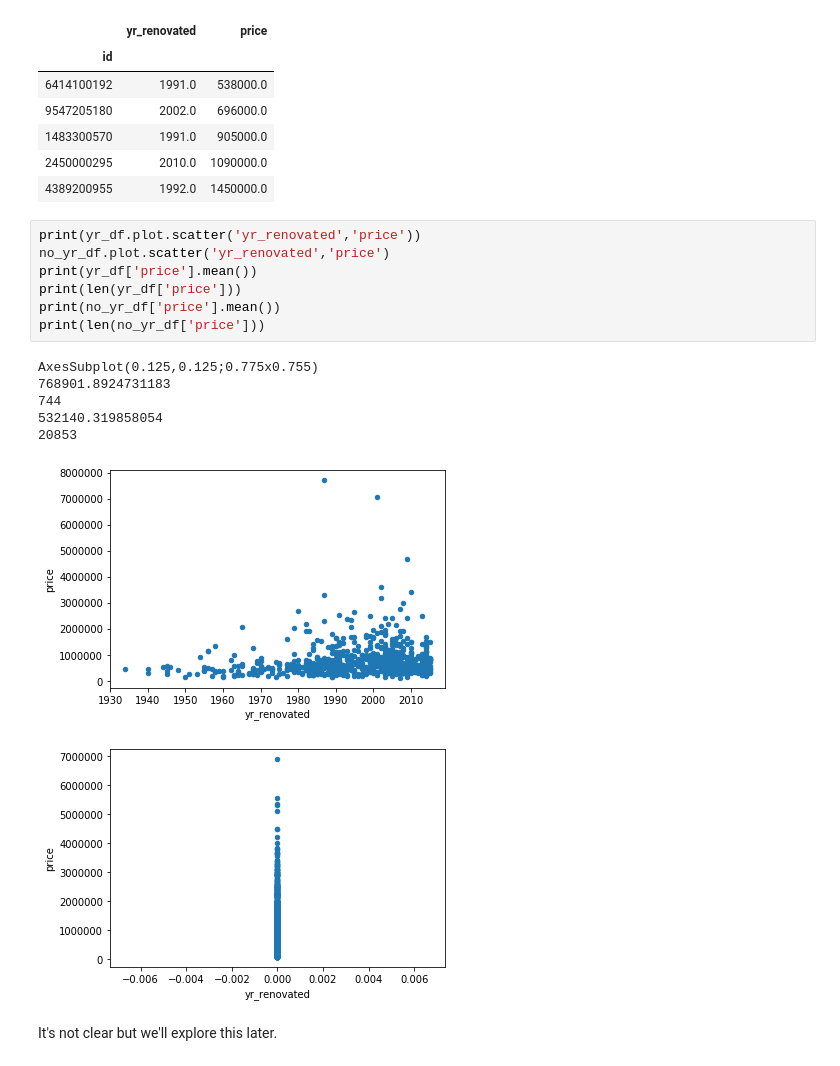
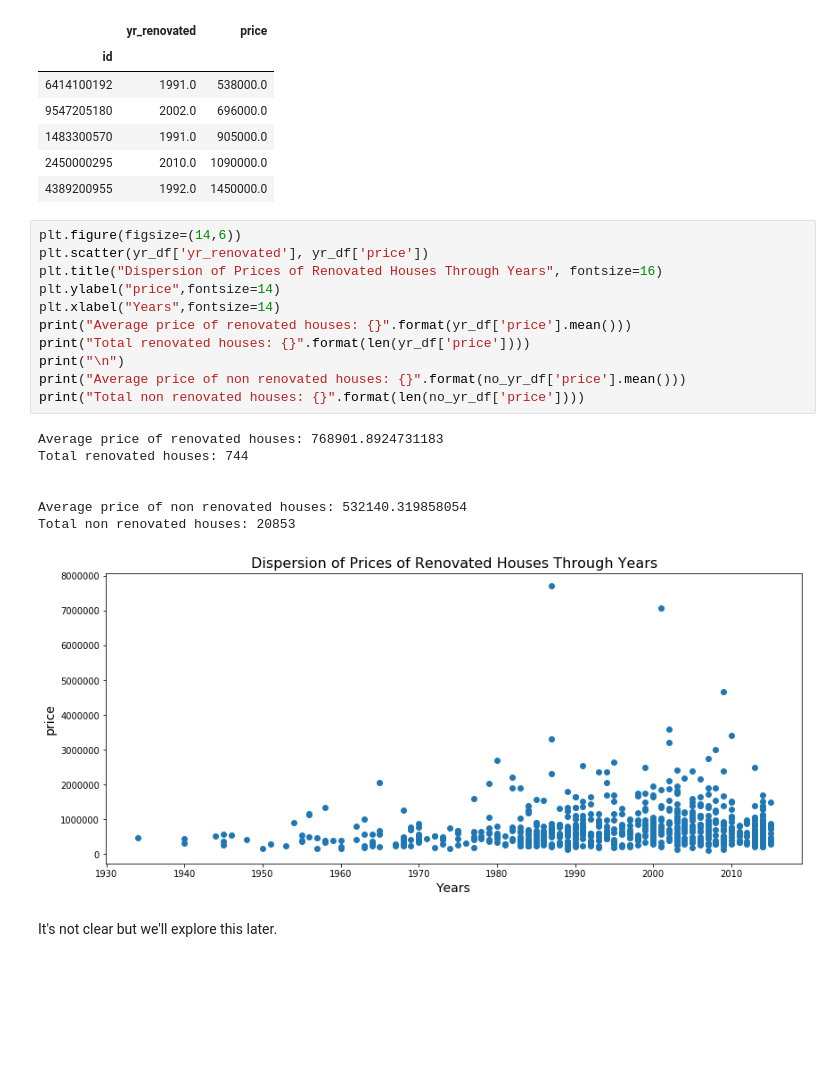
Before and after one commit to diegovallejossalas/Module-1-project, a Jupyter notebook: student.ipynb, the cells around one changed output. Cells and saved outputs as stored; diff of their text form; blank space fills up the shorter version.

```diff
--- a/student.ipynb
+++ b/student.ipynb
@@ -186,21 +185,25 @@ id
 | 1483300570 | 1991.0 | 905000.0 |
 | 2450000295 | 2010.0 | 1090000.0 |
 | 4389200955 | 1992.0 | 1450000.0 |
-# %%
-print(yr_df.plot.scatter('yr_renovated','price'))
-no_yr_df.plot.scatter('yr_renovated','price')
-print(yr_df['price'].mean())
-print(len(yr_df['price']))
-print(no_yr_df['price'].mean())
-print(len(no_yr_df['price']))
-# %% [output]
-AxesSubplot(0.125,0.125;0.775x0.755)
-768901.8924731183
-744
-532140.319858054
-20853
-[figure, removed]
-[figure, removed]
+# %%
+plt.figure(figsize=(14,6))
+plt.scatter(yr_df['yr_renovated'], yr_df['price'])
+plt.title("Dispersion of Prices of Renovated Houses Through Years", fontsize=16)
+plt.ylabel("price",fontsize=14)
+plt.xlabel("Years",fontsize=14)
+print("Average price of renovated houses: {}".format(yr_df['price'].mean()))
+print("Total renovated houses: {}".format(len(yr_df['price'])))
+print("\n")
+print("Average price of non renovated houses: {}".format(no_yr_df['price'].mean()))
+print("Total non renovated houses: {}".format(len(no_yr_df['price'])))
+# %% [output]
+Average price of renovated houses: 768901.8924731183
+Total renovated houses: 744
+
+
+Average price of non renovated houses: 532140.319858054
+Total non renovated houses: 20853
+[figure, added]
 # %% [markdown]
 It's not clear but we'll explore this later.
 # %% [markdown]
```
Also changed, not shown: parts of 23 cells of this notebook.
